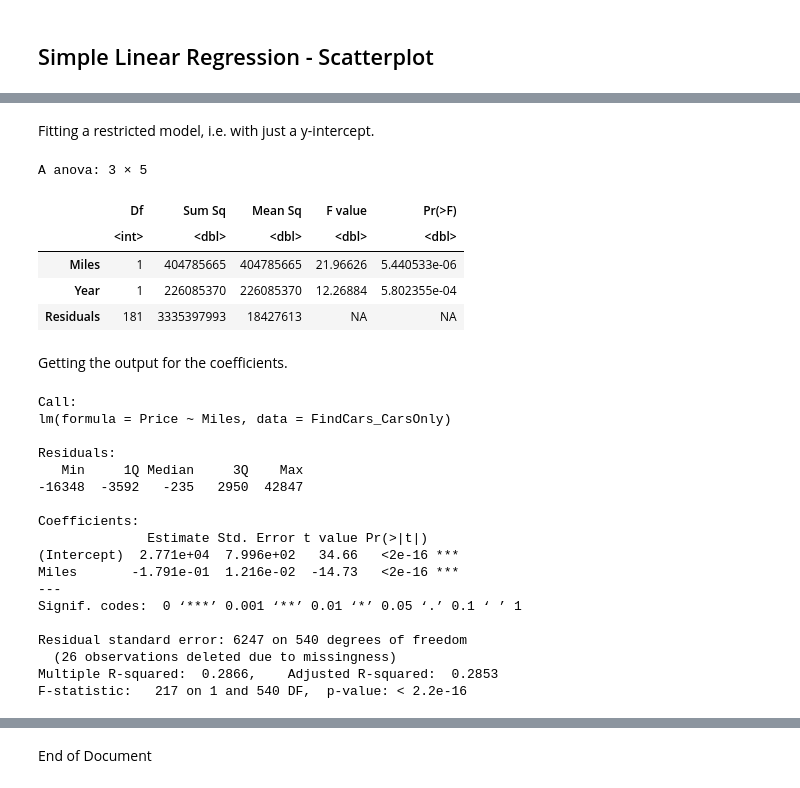
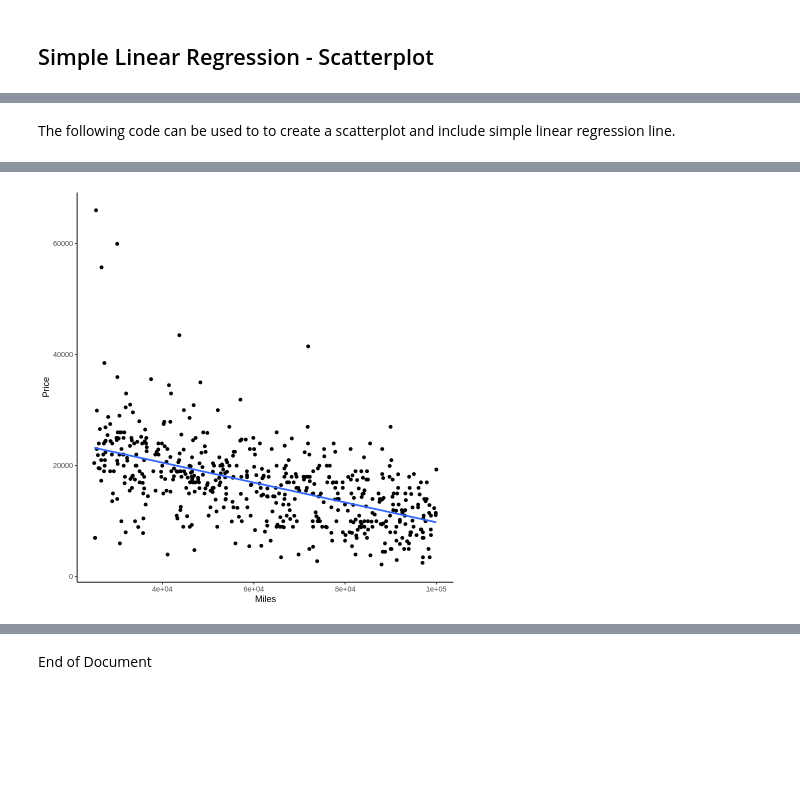
Before and after one commit to christophermalone/stat360, a Jupyter notebook: Handout6_Predictions_CIs_PIs.ipynb, the cells around one changed output, grey strips where cells are left out. Cells and saved outputs as stored; diff of their text form; code cells hidden in the pictures; blank space fills up the shorter version.

```diff
--- a/Handout6_Predictions_CIs_PIs.ipynb
+++ b/Handout6_Predictions_CIs_PIs.ipynb
@@ -172,34 +119,9 @@ ERROR: ignored
-# %% [markdown]
-Fitting a restricted model, i.e. with just a y-intercept.
-# %%
-anova(CarPrices_Model)
-# %% [output]
-A anova: 3 × 5
-|  | Df | Sum Sq | Mean Sq | F value | Pr(>F) |
-|  | <int> | <dbl> | <dbl> | <dbl> | <dbl> |
-| Miles | 1 | 404785665 | 404785665 | 21.96626 | 5.440533e-06 |
-| Year | 1 | 226085370 | 226085370 | 12.26884 | 5.802355e-04 |
-| Residuals | 181 | 3335397993 | 18427613 | NA | NA |
-# %% [markdown]
-Getting the output for the coefficients.
-# %%
-summary(CarPrices_Model)
-# %% [output]
-Call:
-lm(formula = Price ~ Miles, data = FindCars_CarsOnly)
-
-Residuals:
-   Min     1Q Median     3Q    Max
--16348  -3592   -235   2950  42847
-
-Coefficients:
-              Estimate Std. Error t value Pr(>|t|)
-(Intercept)  2.771e+04  7.996e+02   34.66   <2e-16 ***
-Miles       -1.791e-01  1.216e-02  -14.73   <2e-16 ***
----
-Signif. codes:  0 ‘***’ 0.001 ‘**’ 0.01 ‘*’ 0.05 ‘.’ 0.1 ‘ ’ 1
-
-Residual standard error: 6247 on 540 degrees of freedom
-  (26 observations deleted due to missingness)
-Multiple R-squared:  0.2866,    Adjusted R-squared:  0.2853
-F-statistic:   217 on 1 and 540 DF,  p-value: < 2.2e-16
+# %% [markdown]
+The following code can be used to to create a scatterplot and include simple linear regression line.
+# %%
+#@title Scatterplot with simple linear regression line
+ggplot(data=FindCars_CarsOnly, aes(x=Miles,y=Price)) +
+  geom_point() +
+  geom_smooth(method='lm', formula = y ~ x, se=FALSE) +
+  theme_classic()
+# %% [output]
@@ -205,0 +132 @@ F-statistic:   217 on 1 and 540 DF,  p-value: < 2.2e-16
+[figure, added]
```
Also changed, not shown: parts of 45 cells of this notebook.
